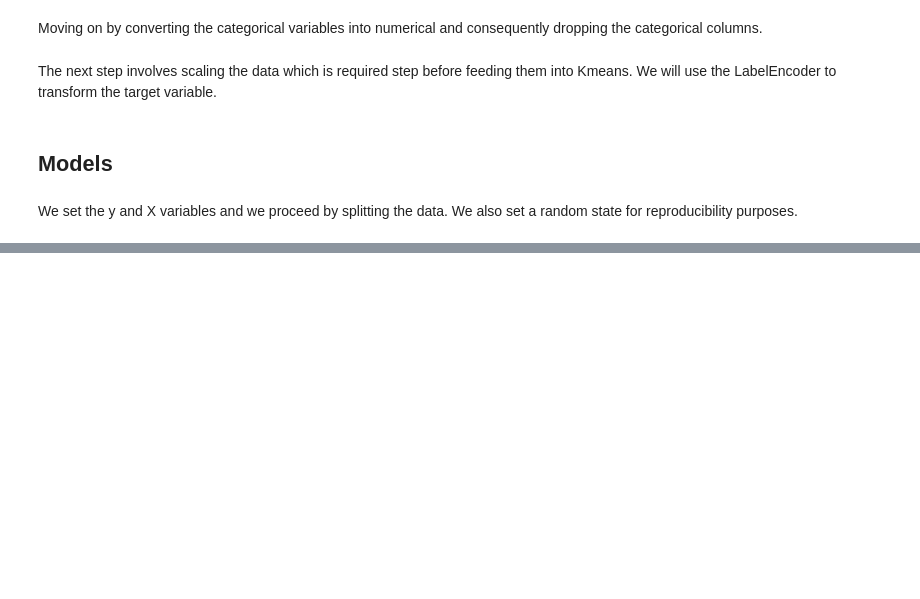
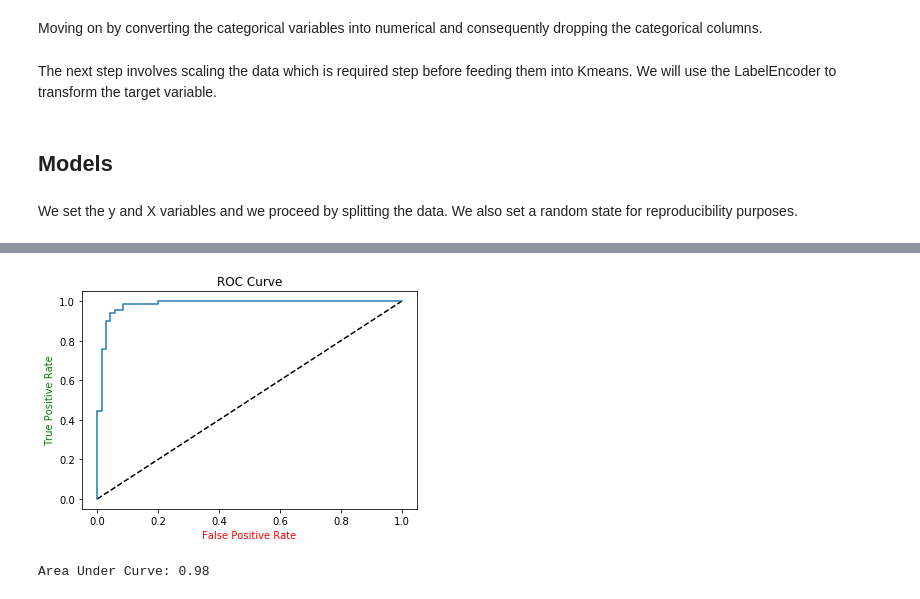
Before and after one commit to pvts/credit-risk-classification, a Jupyter notebook: Credit Risk Classification.ipynb, the cells around one changed output, grey strips where cells are left out. Cells and saved outputs as stored; diff of their text form; code cells hidden in the pictures; blank space fills up the shorter version.

```diff
--- a/Credit Risk Classification.ipynb
+++ b/Credit Risk Classification.ipynb
@@ -16,8 +17,7 @@ import xgboost as xgb
 ## EDA
 # %%
 #read/open the dataset
-path = r'../data'
-
+path = "..\data'
 
 #the first column is the index
 df = pd.read_csv(path + '\german_credit_data.csv', index_col='Unnamed: 0')
@@ -262,0 +316,28 @@ and FP = False Positive <br> <br>
+# %%
+#XGB
+xgb_model = xgb.XGBClassifier(objective='binary:logistic',
+                              nthread=4, use_label_encoder=False,
+                              eval_metric='error', random_state=random_state)
+#setting the parameters
+parameters = {'max_depth': range(3,10,2),
+              'min_child_weight': range(1,6,2),
+              'learning_rate': [0.1, 0.01, 0.05],
+              'n_estimators': list(range(100, 750, 50)),
+              'max_depth': list(range(2, 12, 2))}
+
+#grid search and fitting the model to the data
+xgb_cv = GridSearchCV(estimator=xgb_model, param_grid=parameters,
+                           scoring='roc_auc', n_jobs=-1, cv=10,
+                           verbose=0).fit(X_train_os, y_train_os)
+
+#saving the best parameters
+best_model = xgb_cv.best_params_
+print(best_model)
+
+#initializing the model using the best parameters and then fitting it into the data
+xgb_tuned = xgb.XGBClassifier(**best_model, use_label_encoder=False,
+                              random_state=random_state).fit(X,y)
+#predictions
+y_pred = xgb_tuned.predict(X_test_os)
+#cross validation
+print(cross_val_score(xgb_tuned, X_os, y_os, cv = 10).mean())
@@ -262,0 +374,17 @@ and FP = False Positive <br> <br>
+# %%
+#ROC curve values
+y_pred_prob = xgb_tuned.predict_proba(X_test_os)[:,1]
+fpr, tpr, thresholds = roc_curve(y_test_os, y_pred_prob)
+
+#ROC curve
+plt.plot([0, 1], [0, 1], 'k--')
+plt.plot(fpr, tpr)
+plt.xlabel('False Positive Rate', color="r")
+plt.ylabel('True Positive Rate', color="g")
+plt.title('ROC Curve')
+plt.show()
+#AUC
+print (f"Area Under Curve: {round(auc(fpr, tpr),2)}")
+# %% [output]
+[figure, added]
+Area Under Curve: 0.98
```
Also changed, not shown: parts of 12 cells of this notebook.
